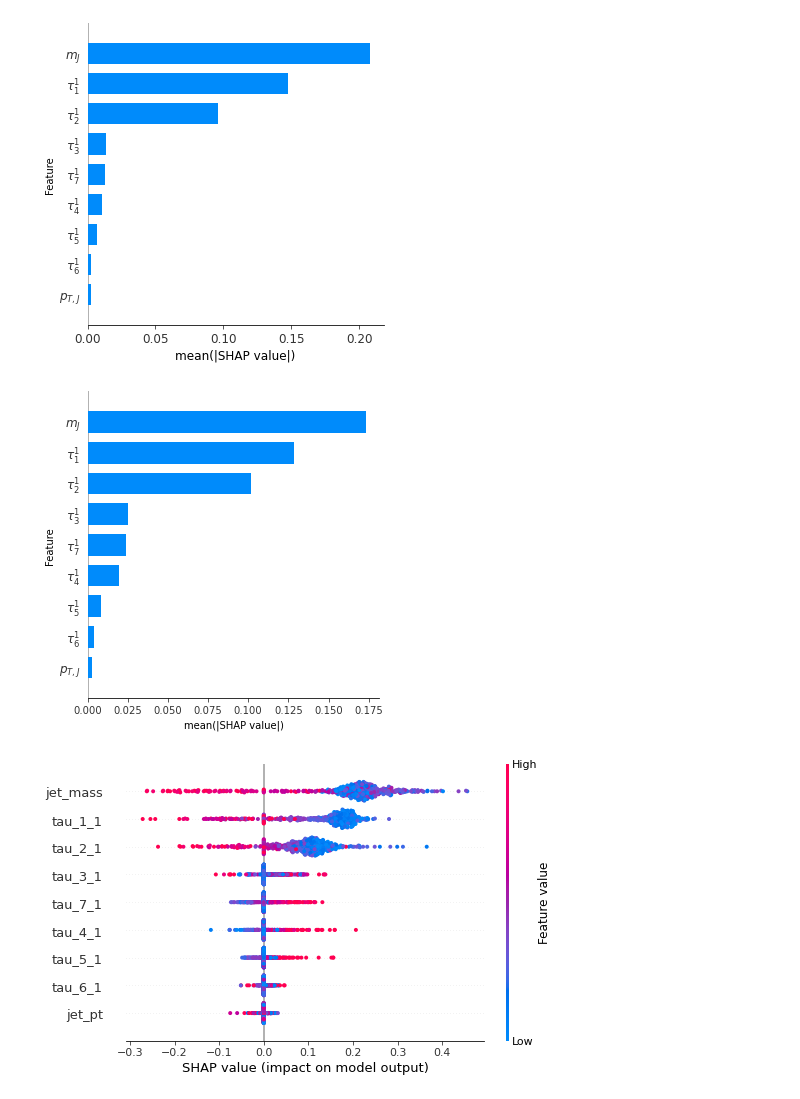
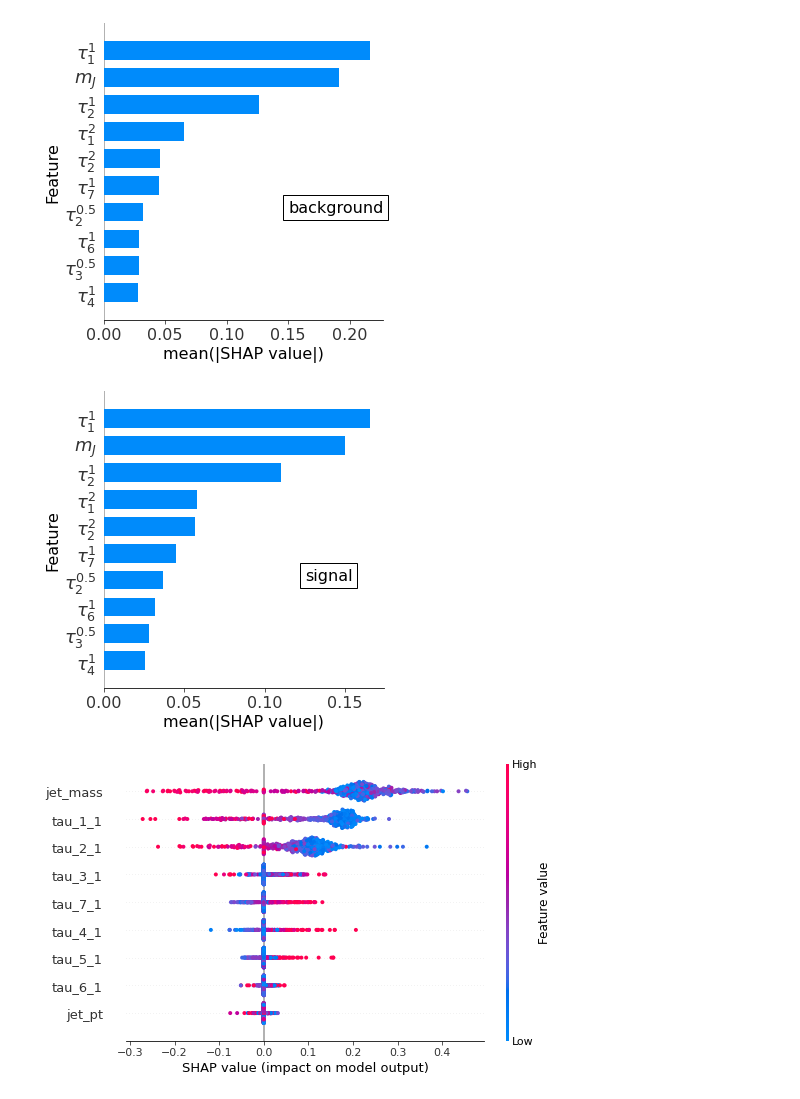
Before and after one commit to FAIR4HEP/xAI4toptagger, a Jupyter notebook: evaluation/Multi-Body/MultiBody-Shap.ipynb, the cells around one changed output. Saved outputs shown, nothing was run; the diff lists cells and outputs as text; code cells hidden in the pictures.

```diff
--- a/evaluation/Multi-Body/MultiBody-Shap.ipynb
+++ b/evaluation/Multi-Body/MultiBody-Shap.ipynb
@@ -16,8 +16,8 @@ shap.initjs()
 [interactive output not drawn]
 # %%
 #Parameters to change, can change model_type to 'best' or 'last'
-#modelname = 'MultiBody8-Subjettiness_massTrue_ptTrue_best_baseline'
-modelname = 'MultiBody8-Subjettiness_massTrue_ptTrue_best_tau_x_1'
+modelname = 'MultiBody8-Subjettiness_massTrue_ptTrue_best_baseline'
+#modelname = 'MultiBody8-Subjettiness_massTrue_ptTrue_best_tau_x_1'
 model_dict = json.load(open('../../models/Multi-Body/trained_model_dicts/' + modelname.replace("_best", "") + ".json"))
 use_jet_pt = model_dict['use_pt']
 use_jet_mass = model_dict['use_mass']
@@ -103,7 +103,7 @@ def predict(arr):
     with torch.no_grad():
         return model(torch.from_numpy(arr).float().cuda()).cpu().detach().numpy()
 # %%
-reevaluate = True
+reevaluate = False
 # %%
 # use Kernel SHAP to explain test set predictions
 # 10,000 training and 100 testing samples took me 1:45-2:15 hours
@@ -200,9 +162,10 @@ shap.summary_plot(shap_values_bkg[0], samples_bkg,
                   plot_type = "bar", show=False,
                   feature_names=labels, plot_size=None)
 #plt.title("TopoDNN Background Shap Values")
-plt.tick_params(axis='both', which='major', labelsize=12)
-plt.xlabel('mean(|SHAP value|)', fontsize=12)
-plt.ylabel('Feature', fontsize=10)
+plt.tick_params(axis='x', which='major', labelsize=16)
+#plt.tick_params(axis='y', which='major', labelsize=18)
+plt.xlabel('mean(|SHAP value|)', fontsize=16)
+plt.ylabel('Feature', fontsize=16)
 feat_names = [f.get_text() for f in plt.yticks()[1]]
 tag_labels = []
 for feat in feat_names:
@@ -213,37 +176,39 @@ for feat in feat_names:
     else:
         x, y = feat.split('_')[1], feat.split('_')[2]
         tag_labels.append(r'$\tau_' + x + '^{' + y + '}$')
-plt.yticks(np.arange(0,len(tag_labels),1), tag_labels, fontsize=12)
+plt.yticks(np.arange(0,len(tag_labels),1), tag_labels, fontsize=18)
+plt.text(0.15, 3, "background", fontsize=16, bbox=dict(boxstyle='Square', facecolor='white'))
 plt.tight_layout()
 plt.savefig("figures/SHAP_MB8S_{}_bkg.png".format(extra_name.strip('_') if extra_name else 'baseline'))
 plt.show()
 # %% [output]
-[figure, old version]
+[figure, new version]
 # %%
 plt.figure(figsize=(5,5))
 shap.summary_plot(shap_values_sig[1], samples_sig,
                   max_display = 10, class_names="Signal",
                   plot_type = "bar", show=False,
                   feature_names=labels, plot_size=None)
 #plt.title("TopoDNN Background Shap Values")
-plt.tick_params(axis='both', which='major', labelsize=10)
-plt.xlabel('mean(|SHAP value|)', fontsize=10)
-plt.ylabel('Feature', fontsize=10)
+plt.tick_params(axis='x', which='major', labelsize=16)
+plt.xlabel('mean(|SHAP value|)', fontsize=16)
+plt.ylabel('Feature', fontsize=16)
 tag_labels = []
 for feat in feat_names:
     if feat == 'jet_pt':
         tag_labels.append('$p_{T,J}$')
     elif feat == 'jet_mass':
         tag_labels.append('$m_J$')
     else:
         x, y = feat.split('_')[1], feat.split('_')[2]
         tag_labels.append(r'$\tau_' + x + '^{' + y + '}$')
-plt.yticks(np.arange(0,len(tag_labels),1), tag_labels, fontsize=12)
+plt.yticks(np.arange(0,len(tag_labels),1), tag_labels, fontsize=18)
+plt.text(0.125, 3, "signal", fontsize=16, bbox=dict(boxstyle='Square', facecolor='white'))
 plt.tight_layout()
 plt.savefig("figures/SHAP_MB8S_{}_sig.png".format(extra_name.strip('_') if extra_name else 'baseline'))
 plt.show()
 # %% [output]
-[figure, old version]
+[figure, new version]
 # %%
 shap.summary_plot(shap_values_bkg[0], samples_bkg, feature_names=labels, max_display = 10,
                   plot_type = "dot", show=False)
```
Also changed, not shown: parts of 4 cells of this notebook, 53 other files.
